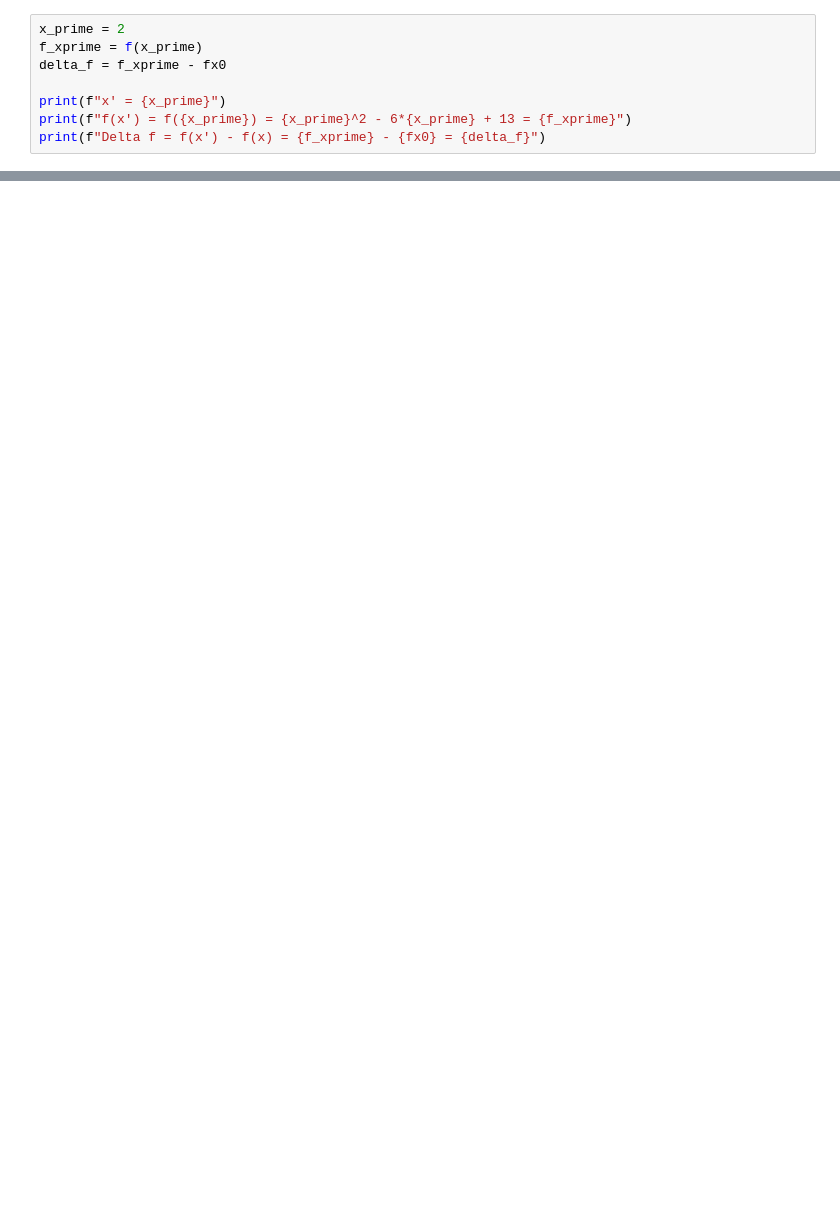
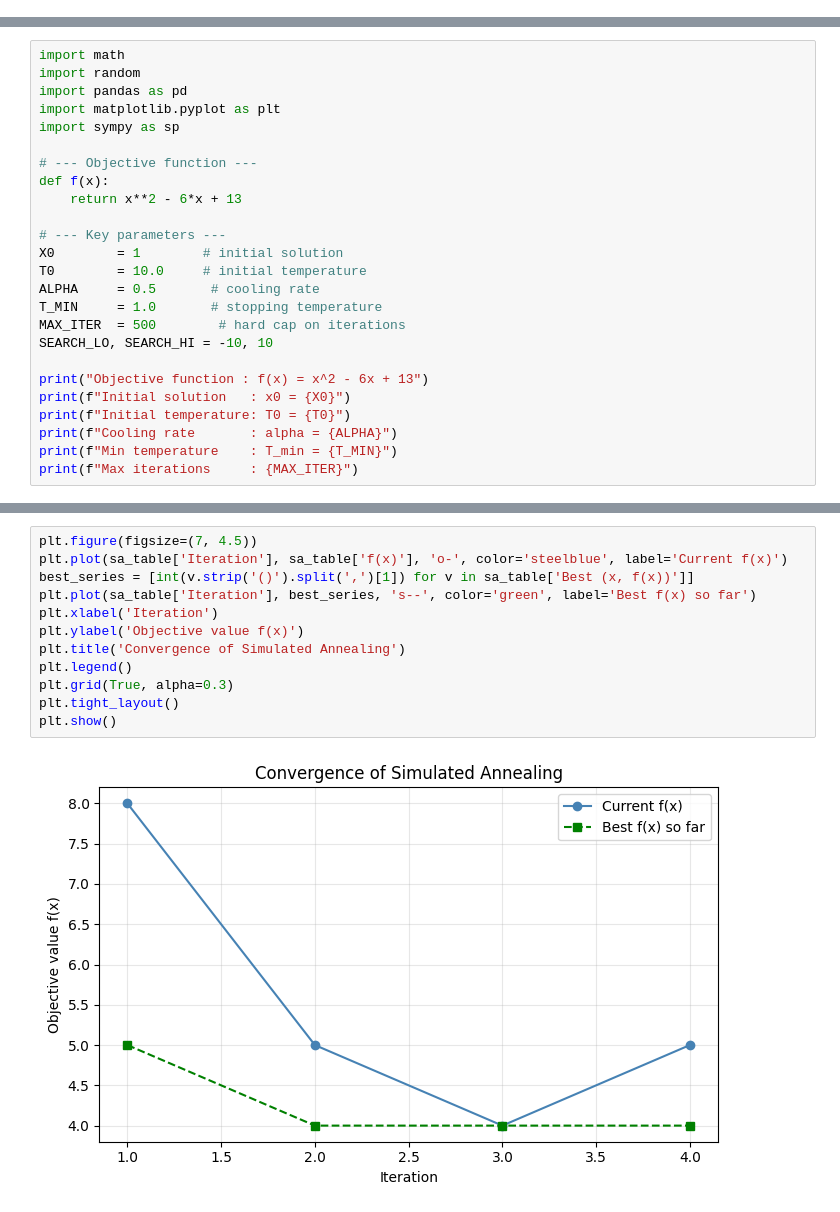
Before and after one commit to Ak62007/SML-Lab-ED408, a Jupyter notebook: notebooks/Simulated_Annealing.ipynb, the cells around one changed output, grey strips where cells are left out. Drawn from its saved outputs; the diff is of its cells as text; blank space fills up the shorter version.

```diff
--- a/notebooks/Simulated_Annealing.ipynb
+++ b/notebooks/Simulated_Annealing.ipynb
@@ -41,8 +0,0 @@ f(x) = f(1) = 1^2 - 6*1 + 13 = 8
-# %%
-x_prime = 2
-f_xprime = f(x_prime)
-delta_f = f_xprime - fx0
-
-print(f"x' = {x_prime}")
-print(f"f(x') = f({x_prime}) = {x_prime}^2 - 6*{x_prime} + 13 = {f_xprime}")
-print(f"Delta f = f(x') - f(x) = {f_xprime} - {fx0} = {delta_f}")
@@ -290,0 +18,25 @@ plt.show()
+# %%
+import math
+import random
+import pandas as pd
+import matplotlib.pyplot as plt
+import sympy as sp
+
+# --- Objective function ---
+def f(x):
+    return x**2 - 6*x + 13
+
+# --- Key parameters ---
+X0        = 1        # initial solution
+T0        = 10.0     # initial temperature
+ALPHA     = 0.5       # cooling rate
+T_MIN     = 1.0       # stopping temperature
+MAX_ITER  = 500        # hard cap on iterations
+SEARCH_LO, SEARCH_HI = -10, 10
+
+print("Objective function : f(x) = x^2 - 6x + 13")
+print(f"Initial solution   : x0 = {X0}")
+print(f"Initial temperature: T0 = {T0}")
+print(f"Cooling rate       : alpha = {ALPHA}")
+print(f"Min temperature    : T_min = {T_MIN}")
+print(f"Max iterations     : {MAX_ITER}")
@@ -290,0 +173,14 @@ plt.show()
+# %%
+plt.figure(figsize=(7, 4.5))
+plt.plot(sa_table['Iteration'], sa_table['f(x)'], 'o-', color='steelblue', label='Current f(x)')
+best_series = [int(v.strip('()').split(',')[1]) for v in sa_table['Best (x, f(x))']]
+plt.plot(sa_table['Iteration'], best_series, 's--', color='green', label='Best f(x) so far')
+plt.xlabel('Iteration')
+plt.ylabel('Objective value f(x)')
+plt.title('Convergence of Simulated Annealing')
+plt.legend()
+plt.grid(True, alpha=0.3)
+plt.tight_layout()
+plt.show()
+# %% [output]
+[figure, added]
```
Also changed, not shown: parts of 35 cells of this notebook, 2 other files.
